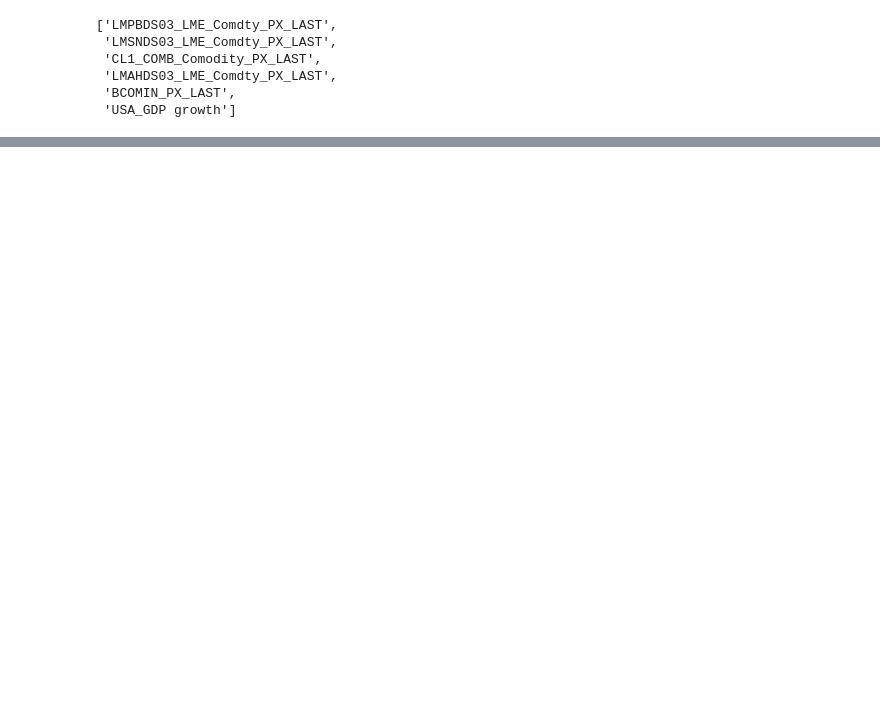
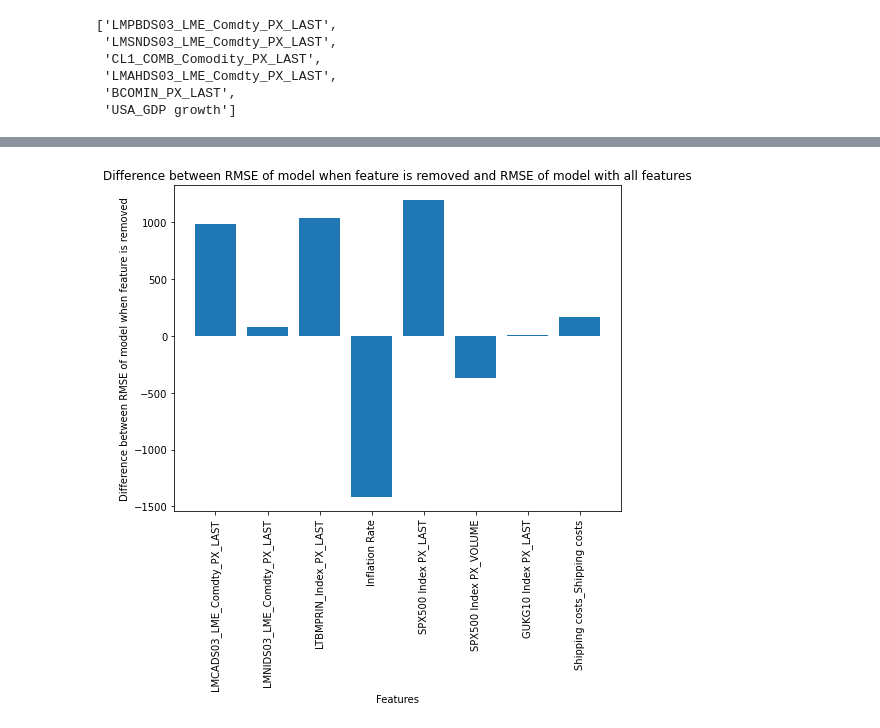
Before and after one commit to ADSMining/Mining, a Jupyter notebook: Notebooks/Modelling_notebooks/LSTM.ipynb, the cells around one changed output, grey strips where cells are left out. Saved outputs shown, nothing was run; the diff lists cells and outputs as text; code cells hidden in the pictures; blank space fills up the shorter version.

Commit message:
Added removal of a feature and the models RMSE

```diff
--- a/Notebooks/Modelling_notebooks/LSTM.ipynb
+++ b/Notebooks/Modelling_notebooks/LSTM.ipynb
@@ -493,4 +493,5 @@ inv_y = inv_y[:,0]
 # calculate RMSE
 rmse = math.sqrt(mean_squared_error(inv_y, inv_yhat))
 print('Test RMSE: %.3f' % rmse)
+rmseFullFeatures = rmse
 # %% [output]
@@ -558,0 +679,9 @@ heatmap = sb.heatmap(RIO_final.corr(), cmap="YlGnBu", annot=True)
+# %%
+plt.bar(x = RIO_final.columns[1:], height = [rmse - rmseFullFeatures for rmse in rmseList])
+plt.xticks(rotation = 90)
+plt.xlabel("Features")
+plt.ylabel("Difference between RMSE of model when feature is removed")
+plt.title("Difference between RMSE of model when feature is removed and RMSE of model with all features")
+plt.show()
+# %% [output]
+[figure, added]
```
Also changed, not shown: parts of 21 cells of this notebook.
